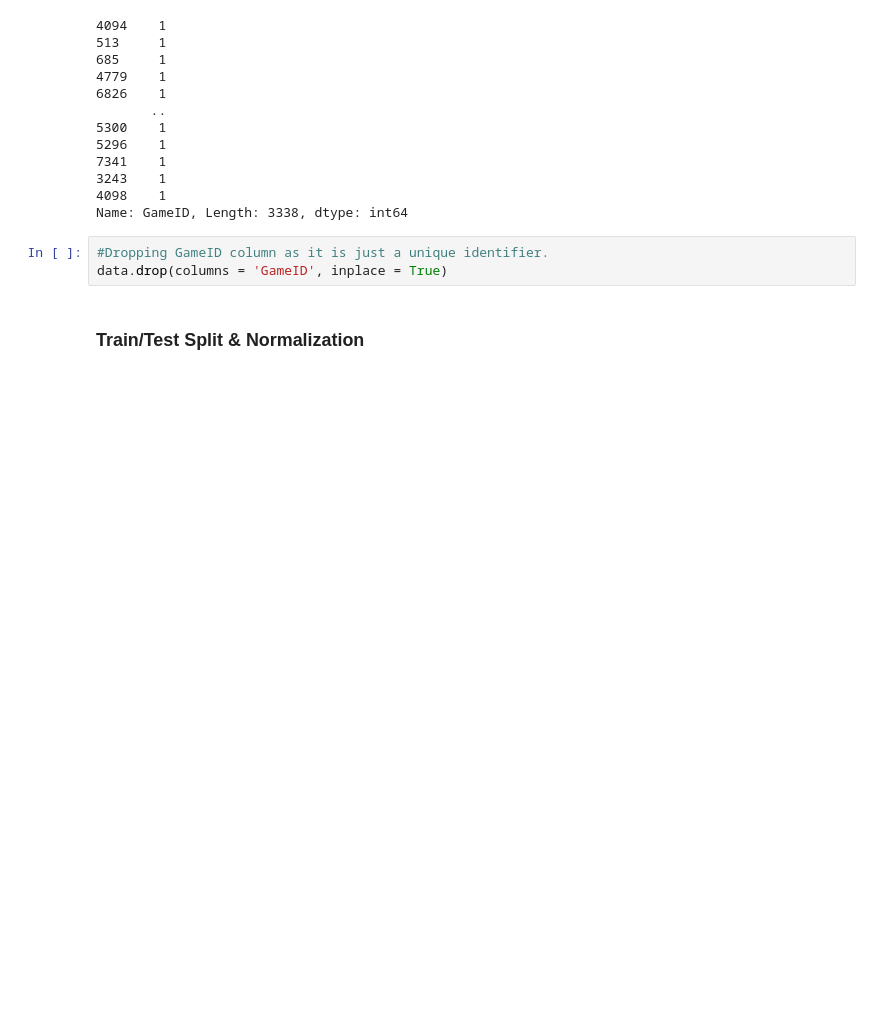
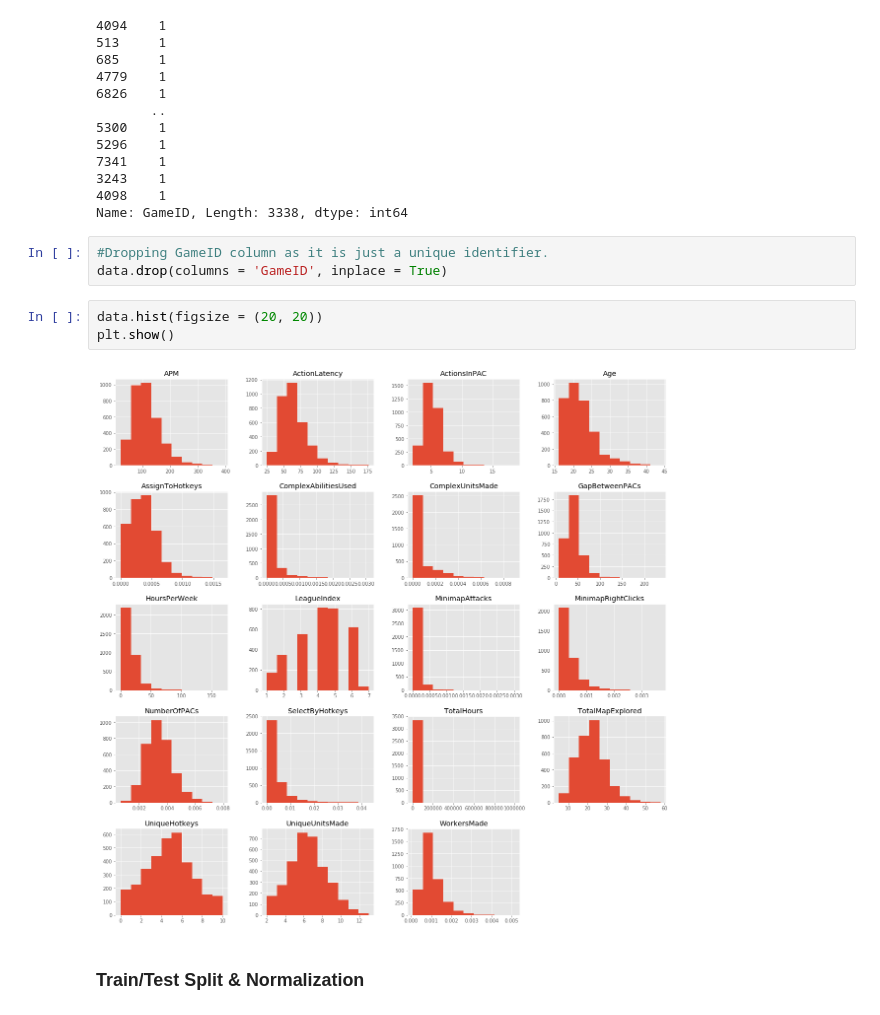
Before and after one commit to Atksmith88/dsc-mod-5-project-online-ds-ft-090919, a Jupyter notebook: Mod-5-Project.ipynb, the cells around one changed output. Saved outputs shown, nothing was run; the diff lists cells and outputs as text; blank space fills up the shorter version.

```diff
--- a/Mod-5-Project.ipynb
+++ b/Mod-5-Project.ipynb
@@ -74,6 +76,11 @@ Name: GameID, Length: 3338, dtype: int64
 # %%
 #Dropping GameID column as it is just a unique identifier.
 data.drop(columns = 'GameID', inplace = True)
+# %%
+data.hist(figsize = (20, 20))
+plt.show()
+# %% [output]
+[figure, added]
 # %% [markdown]
 ### Train/Test Split & Normalization
 # %%
```
Also changed, not shown: parts of 61 cells of this notebook, 1 other file.
